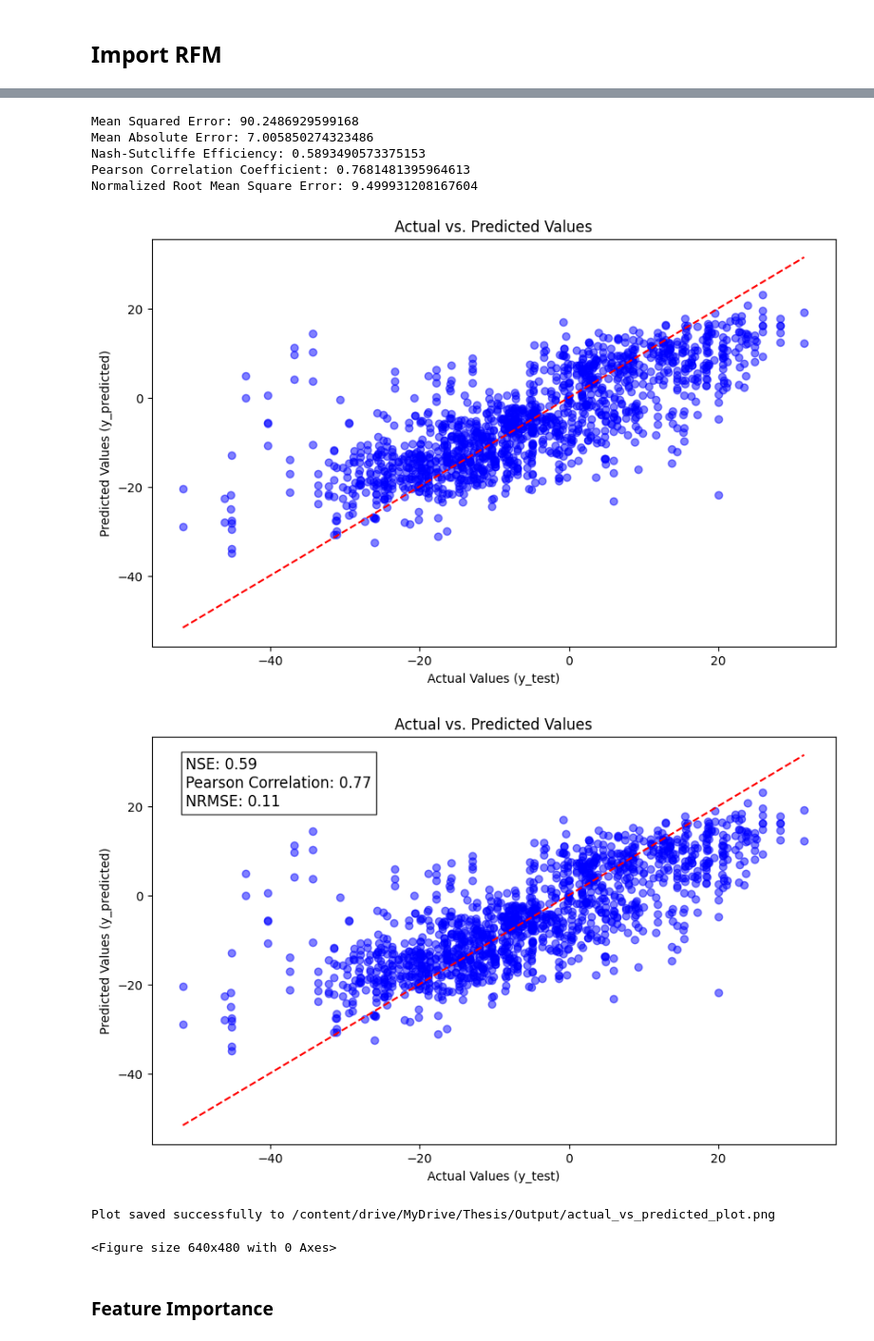
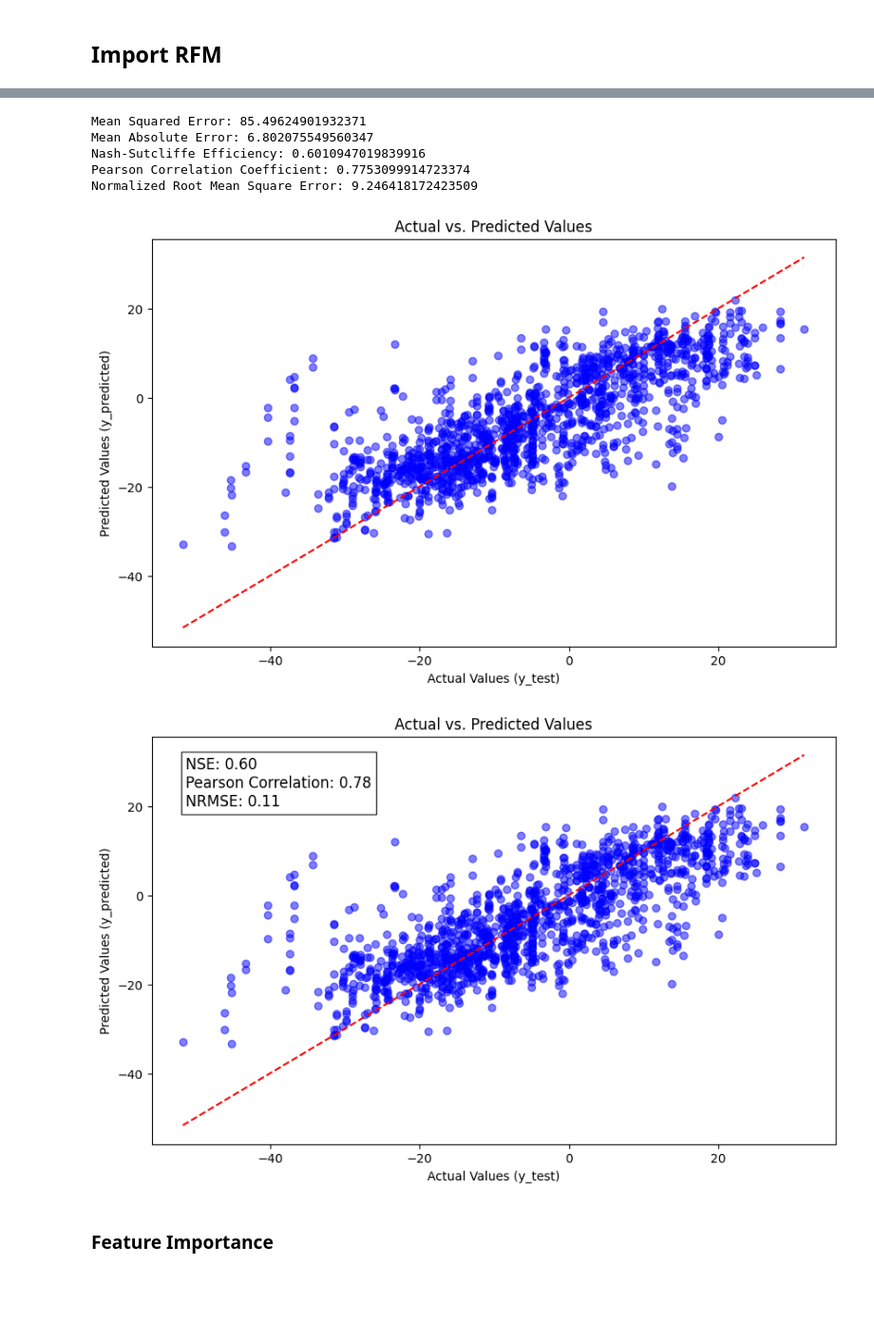
Before and after one commit to AshHydroCoder/GRACE-Downscaler, a Jupyter notebook: GRACE_RFM.ipynb, the cells around one changed output, grey strips where cells are left out. Shown at 95% size. Saved outputs shown, nothing was run; the diff lists cells and outputs as text; code cells hidden in the pictures; blank space fills up the shorter version.

```diff
--- a/GRACE_RFM.ipynb
+++ b/GRACE_RFM.ipynb
@@ -248,7 +187,7 @@ joblib.dump(model_rf, '/content/drive/My Drive/Thesis/RFM/Cluster 5.pkl')
 ## Import RFM
 # %%
 import joblib
-model_rf = joblib.load('/content/drive/My Drive/Thesis/RFM/random_forest_model.pkl')
+model_rf = joblib.load(f'/content/drive/My Drive/Thesis/RFM/{cluster}.pkl')
 # %%
 model_rf.score(X_test,y_test)
 # %% [output]
@@ -283,11 +222,11 @@ rmse = np.sqrt(mse)
 nrmse = rmse / (np.max(y_test) - np.min(y_test))
 print("Normalized Root Mean Square Error:", rmse)
 # %% [output]
-Mean Squared Error: 90.2486929599168
-Mean Absolute Error: 7.005850274323486
-Nash-Sutcliffe Efficiency: 0.5893490573375153
-Pearson Correlation Coefficient: 0.7681481395964613
-Normalized Root Mean Square Error: 9.499931208167604
+Mean Squared Error: 85.49624901932371
+Mean Absolute Error: 6.802075549560347
+Nash-Sutcliffe Efficiency: 0.6010947019839916
+Pearson Correlation Coefficient: 0.7753099914723374
+Normalized Root Mean Square Error: 9.246418172423509
 # %%
 plt.figure(figsize=(10, 6))
 plt.scatter(y_test, y_predicted, color='blue', alpha=0.5)
@@ -297,7 +236,7 @@ plt.title('Actual vs. Predicted Values')
 plt.plot([min(y_test), max(y_test)], [min(y_test), max(y_test)], color='red', linestyle='--')  # Add a diagonal line
 plt.show()
 # %% [output]
-[figure, old version]
+[figure, new version]
 # %%
 import numpy as np
 from sklearn.metrics import mean_squared_error, r2_score
@@ -305,48 +244,34 @@ from scipy.stats import pearsonr
 import matplotlib.pyplot as plt
 import os
 
 # Calculate metrics
 mse = mean_squared_error(y_test, y_predicted)
 rmse = np.sqrt(mse)
 nrmse = rmse / (np.max(y_test) - np.min(y_test))
 
 # Calculate Nash-Sutcliffe Efficiency coefficient
 nse = 1 - (np.sum((y_test - y_predicted)**2) / np.sum((y_test - np.mean(y_test))**2))
 
 # Calculate Pearson correlation coefficient
 correlation_coefficient, _ = pearsonr(y_test, y_predicted)
 
 # Create the scatter plot
 plt.figure(figsize=(10, 6))
 plt.scatter(y_test, y_predicted, color='blue', alpha=0.5)
 plt.xlabel('Actual Values (y_test)')
 plt.ylabel('Predicted Values (y_predicted)')
 plt.title('Actual vs. Predicted Values')
 plt.plot([min(y_test), max(y_test)], [min(y_test), max(y_test)], color='red', linestyle='--')
 
 # Add metrics to the plot
 text_metrics = f"NSE: {nse:.2f}\nPearson Correlation: {correlation_coefficient:.2f}\nNRMSE: {nrmse:.2f}"
 plt.text(0.05, 0.95, text_metrics, transform=plt.gca().transAxes, fontsize=12,
          verticalalignment='top', bbox=dict(facecolor='white', alpha=0.8))
 
 # Show the plot
 plt.show()
-
-# Define the output path
-output_path = '/content/drive/MyDrive/Thesis/Output'
-
-# Ensure the directory exists
-os.makedirs(output_path, exist_ok=True)
-
-# Save the plot as an image file
-output_file = os.path.join(output_path, 'actual_vs_predicted_plot.png')
-plt.savefig(output_file, dpi=300, bbox_inches='tight')
-
-print(f"Plot saved successfully to {output_file}")
 # %% [output]
-[figure, old version]
+[figure, new version]
-Plot saved successfully to /content/drive/MyDrive/Thesis/Output/actual_vs_predicted_plot.png
-<Figure size 640x480 with 0 Axes>
 # %% [markdown]
 ### Feature Importance
 # %%
```
Also changed, not shown: parts of 11 cells of this notebook.
